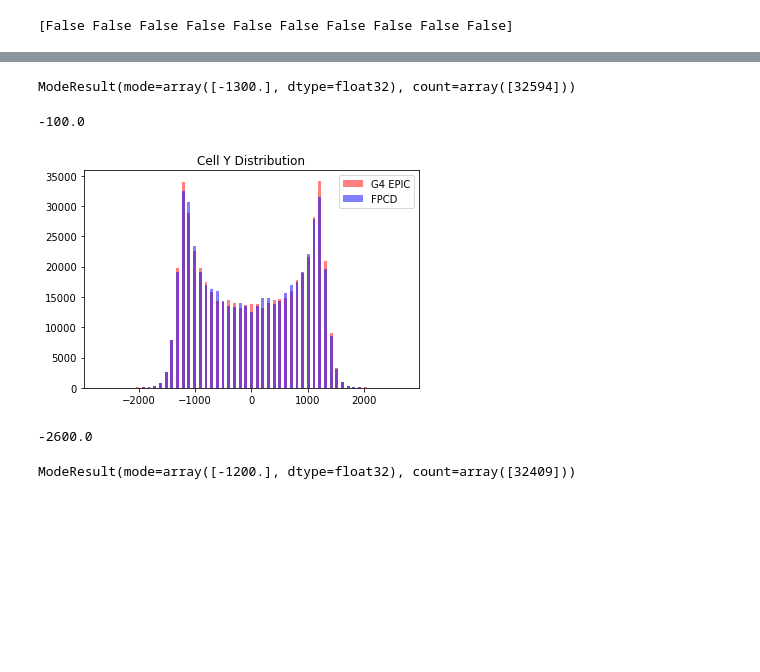
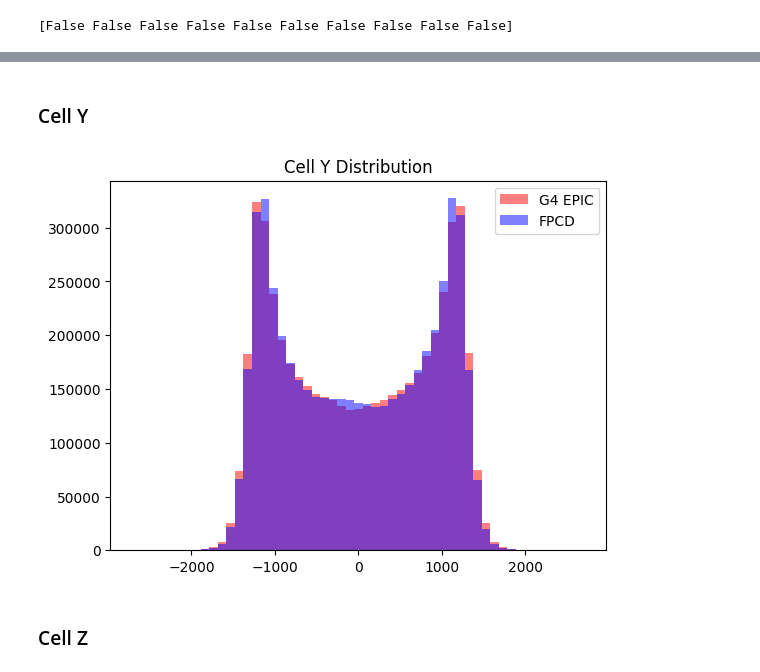
Before and after one commit to ftoralesacosta/GSGM_for_EIC_Calo, a Jupyter notebook: scripts/notebooks/Compare_Geant_Diffussion.ipynb, the cells around one changed output, grey strips where cells are left out. Drawn from its saved outputs; the diff is of its cells as text; code cells hidden in the pictures; blank space fills up the shorter version.

```diff
--- a/scripts/notebooks/Compare_Geant_Diffussion.ipynb
+++ b/scripts/notebooks/Compare_Geant_Diffussion.ipynb
@@ -6,22 +1,11 @@ from scipy import stats
 # %%
-#geant4_name = "improved_200cells_FPCD.hdf5"
-#geant4_name = "smeared_200cells_FPCD.hdf5"
-#geant4_name = 'improvedMIP_200cells_FPCD.hdf5'
-#geant4_name = "smeared_20keV_200cells_FPCD.hdf5"
 #geant4_name = "newMIP_smeared_20keV_200cells_FPCD.hdf5"
-geant4_name = "G4_Discrete.h5"
+geant4_name = "../G4_5x5_10kDiscrete.h5"
+geant4_name = "../G4_smeared.h5"
 
-
-#diffusion_name = "GSGM_MaskedMean.h5"
-#diffusion_name = "GSGM_spikes.h5"
-#diffusion_name = "GSGM_nospikes_300Epochs.h5"
 #diffusion_name = "GSGM.h5"
-diffusion_name = "GSGM_Discrete.h5"
-
-
-#diffusion_name = "GSGM_Discrete.h5"
-#diffusion_name = "GSGM_norevert.h5"
-#diffusion_name = "GSGM_Discrete.h5"
+diffusion_name = "../GSGM_5x5_Discrete.h5"
+diffusion_name = "../GSGM_128MLP_2truth.h5"
 
 g4 = h5py.File(geant4_name, 'r')
 dfsn = h5py.File(diffusion_name,'r')
@@ -29,4 +13,4 @@ dfsn = h5py.File(diffusion_name,'r')
 g4.keys()
 #dfsn.keys()
 
-nevts = 10_000
+nevts = 100_000
@@ -32,0 +178,3 @@ nevts = 10_000
+# %%
+discrete_name = "../G4_Nominal.hdf5" #Any standard Geant4 simulation (no smearing applied)
+bin_dict = bining.get_bin_dict( discrete_name )
@@ -32,0 +247,12 @@ nevts = 10_000
+# %%
+g4 = h5py.File(discrete_name, 'r')
+g4_cellsX = np.ravel(g4['hcal_cells'][:nevts,:,1])[G4_MASK]
+dfsn_cellsX = np.ravel(dfsn['cell_features'][:,:,1])[DF_MASK]
+
+#cellsX_bins = np.linspace(-2000,2000,40)
+cellsX_bins = np.linspace(-2750,2750,112)
+#cellsX_bins = bin_dict['edgesX']
+#ax0,ax1 = plot_macro(g4_cellsX,dfsn_cellsX,cellsX_bins,"Cell X Position [mm]")
+plt.hist(g4_cellsX,bins=cellsX_bins)
+ax0.legend(loc="upper center")
+plt.savefig("X_PointClouds.pdf")
@@ -53,7 +356,6 @@ print(g4['hcal_cells'][:nevts,:,-1])
 # %%
+MASK = g4['hcal_cells'][:nevts,:,-1]!=0
 MASK = np.ravel(MASK)
-not_MASK = np.ravel(not_MASK)
-neg_MASK = np.ravel(neg_MASK)
 # %%
 print(MASK[-10:])
 # %% [output]
@@ -163,38 +450,25 @@ plt.savefig("CellX.pdf")
-# %%
-print(stats.mode(dfsn_cellsX))
-# %% [output]
-ModeResult(mode=array([-1300.], dtype=float32), count=array([32594]))
-# %%
-g4_test = g4_cellsX[g4_cellsX<0]
-print(np.max(g4_test))
-# %% [output]
--100.0
+# %% [markdown]
+### Cell Y
 # %%
 g4_cellsY = np.ravel(g4['hcal_cells'][:nevts,:,2])
 dfsn_cellsY = np.ravel(dfsn['cell_features'][:,:,2])
 
 g4_cellsY = g4_cellsY[MASK]
 dfsn_cellsY = dfsn_cellsY[dfsn_cellsZ != 0]
 
 y_mask = np.abs(dfsn_cellsY)>=100
 
 #cellsE_bins = np.linspace(0,0.001,1000)
-y_bins = np.linspace(-2700,2700,108)
+y_bins = np.linspace(-2700,2700,54)
 plt.hist(np.ravel(g4_cellsY),bins=y_bins,alpha=0.5,label="G4 EPIC",color="red")
 plt.hist(np.ravel(dfsn_cellsY),bins=y_bins,alpha=0.5,label="FPCD",color="blue")
 plt.legend()
 _ = plt.title("Cell Y Distribution")
 plt.savefig("CellY.pdf")
 # %% [output]
-[figure, old version]
+[figure, new version]
-# %%
-print(np.min(dfsn_cellsY))
-# %% [output]
--2600.0
-# %%
-print(stats.mode(dfsn_cellsY))
-# %% [output]
-ModeResult(mode=array([-1200.], dtype=float32), count=array([32409]))
+# %% [markdown]
+### Cell Z
 # %%
 g4_cellsZ = np.ravel(g4['hcal_cells'][:nevts,:,3])
 dfsn_cellsZ = np.ravel(dfsn['cell_features'][:,:,3])
```
Also changed, not shown: parts of 54 cells of this notebook, 7 other files.
